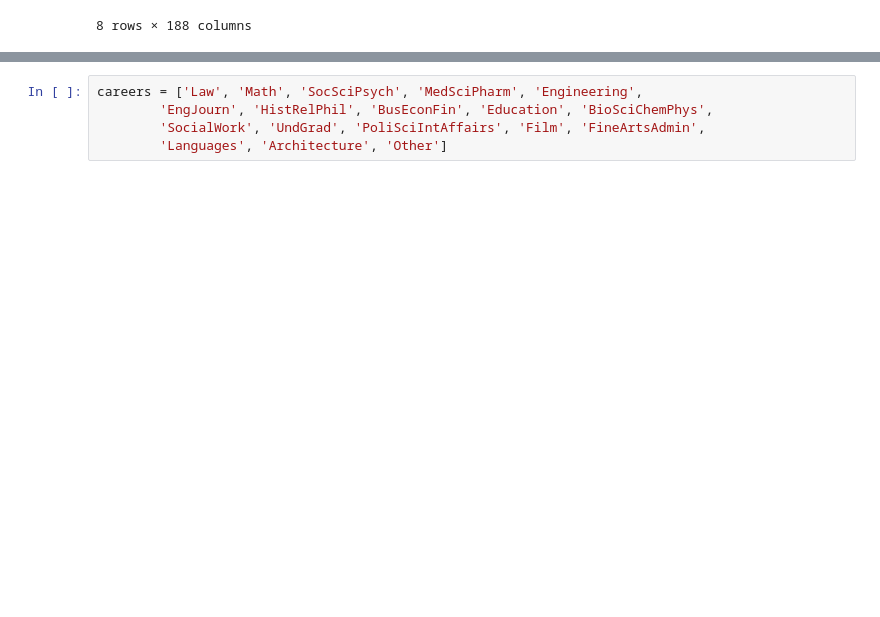
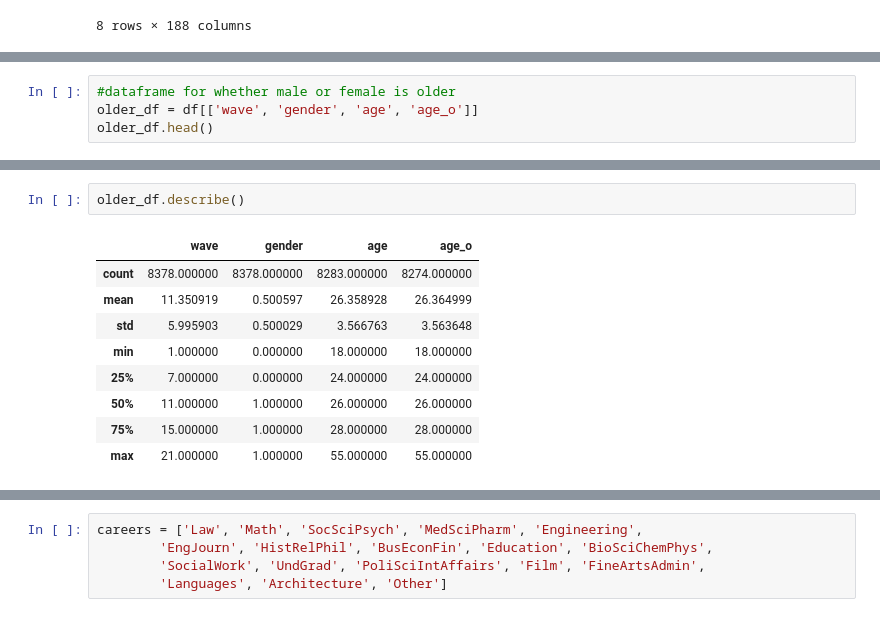
Before and after one commit to james-caldwell1981/DS-Unit-1-Build-Sprint, a Jupyter notebook: Build_Sprint_1_Caldwell_James_TL_Hadi.ipynb, the cells around one changed output, grey strips where cells are left out. Drawn from its saved outputs; the diff is of its cells as text; blank space fills up the shorter version.

```diff
--- a/Build_Sprint_1_Caldwell_James_TL_Hadi.ipynb
+++ b/Build_Sprint_1_Caldwell_James_TL_Hadi.ipynb
@@ -108,0 +281,4 @@ unmatched_male = unmatched_df[unmatched_df['gender']==0]
+# %%
+#dataframe for whether male or female is older
+older_df = df[['wave', 'gender', 'age', 'age_o']]
+older_df.head()
@@ -108,0 +292,12 @@ unmatched_male = unmatched_df[unmatched_df['gender']==0]
+# %%
+older_df.describe()
+# %% [output]
+|  | wave | gender | age | age_o |
+| count | 8378.000000 | 8378.000000 | 8283.000000 | 8274.000000 |
+| mean | 11.350919 | 0.500597 | 26.358928 | 26.364999 |
+| std | 5.995903 | 0.500029 | 3.566763 | 3.563648 |
+| min | 1.000000 | 0.000000 | 18.000000 | 18.000000 |
+| 25% | 7.000000 | 0.000000 | 24.000000 | 24.000000 |
+| 50% | 11.000000 | 1.000000 | 26.000000 | 26.000000 |
+| 75% | 15.000000 | 1.000000 | 28.000000 | 28.000000 |
+| max | 21.000000 | 1.000000 | 55.000000 | 55.000000 |
```
Also changed, not shown: parts of 52 cells of this notebook.
